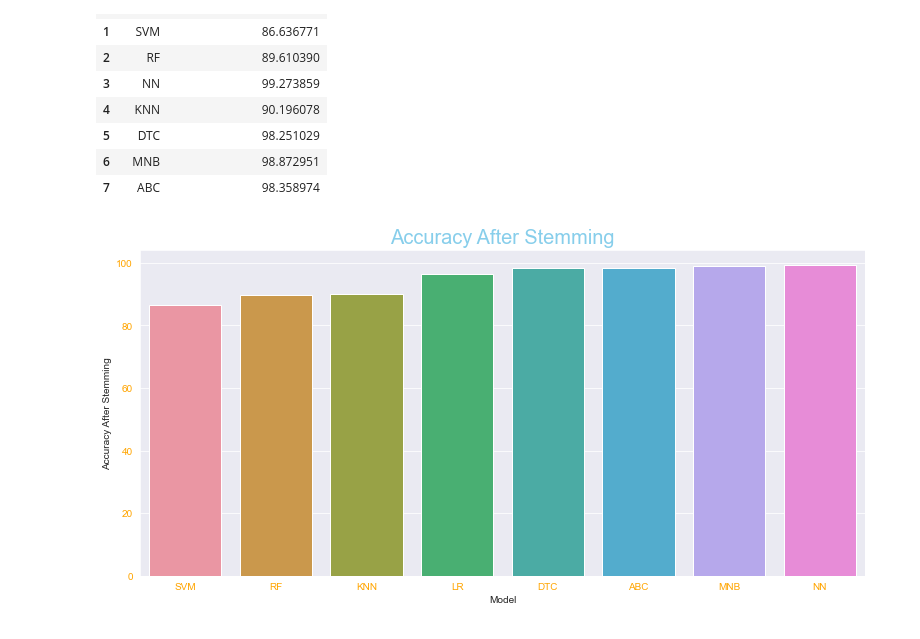
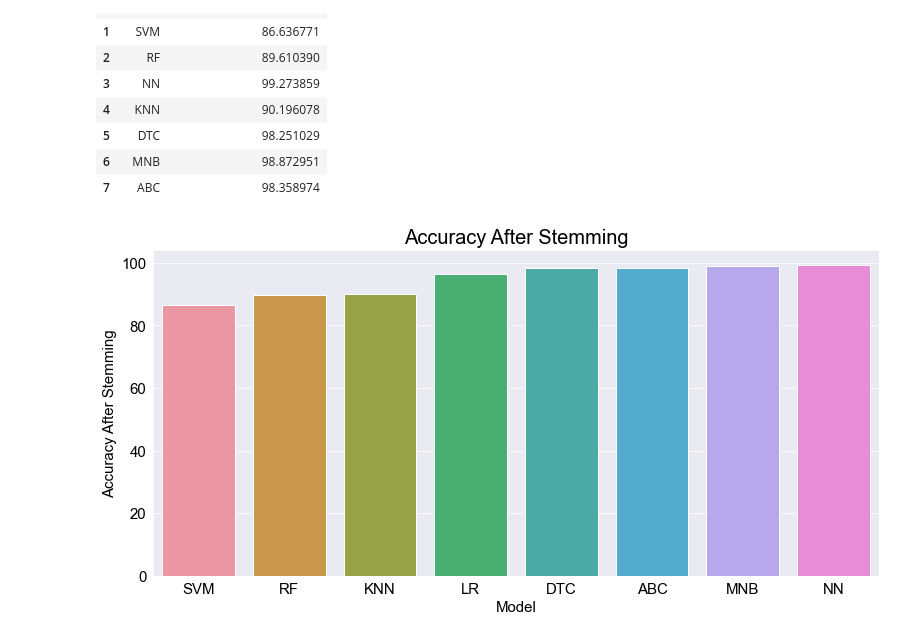
Before and after one commit to Bernado6/Unstructured-Data, a Jupyter notebook: Unstractured Data Analysis.ipynb, the cells around one changed output. Saved outputs shown, nothing was run; the diff lists cells and outputs as text; code cells hidden in the pictures.

```diff
--- a/Unstractured Data Analysis.ipynb
+++ b/Unstractured Data Analysis.ipynb
@@ -584,11 +588,13 @@ dfs
 # %%
 plot_order = dfs.groupby('Model')['Accuracy After Stemming'].sum().sort_values(ascending=True).index.values
 plt.figure(figsize =(13,6))
 sns.set_style('darkgrid')
 sns.barplot(x = "Model", y="Accuracy After Stemming", order=plot_order, data=dfs)
-plt.title("Accuracy After Stemming", fontsize = 20, color= "skyblue")
-plt.xticks(color= "orange")
-plt.yticks(color= "orange")
+plt.title("Accuracy After Stemming", fontsize = 20, color= "black")
+plt.xticks(color= "black", fontsize = 15)
+plt.yticks(color= "black", fontsize = 15)
+plt.xlabel("Model", color="black", fontsize = 15)
+plt.ylabel("Accuracy After Stemming", color="black", fontsize = 15)
 plt.show()
 # %% [output]
-[figure, old version]
+[figure, new version]
```
Also changed, not shown: parts of 1 cell of this notebook, 2 other files.
